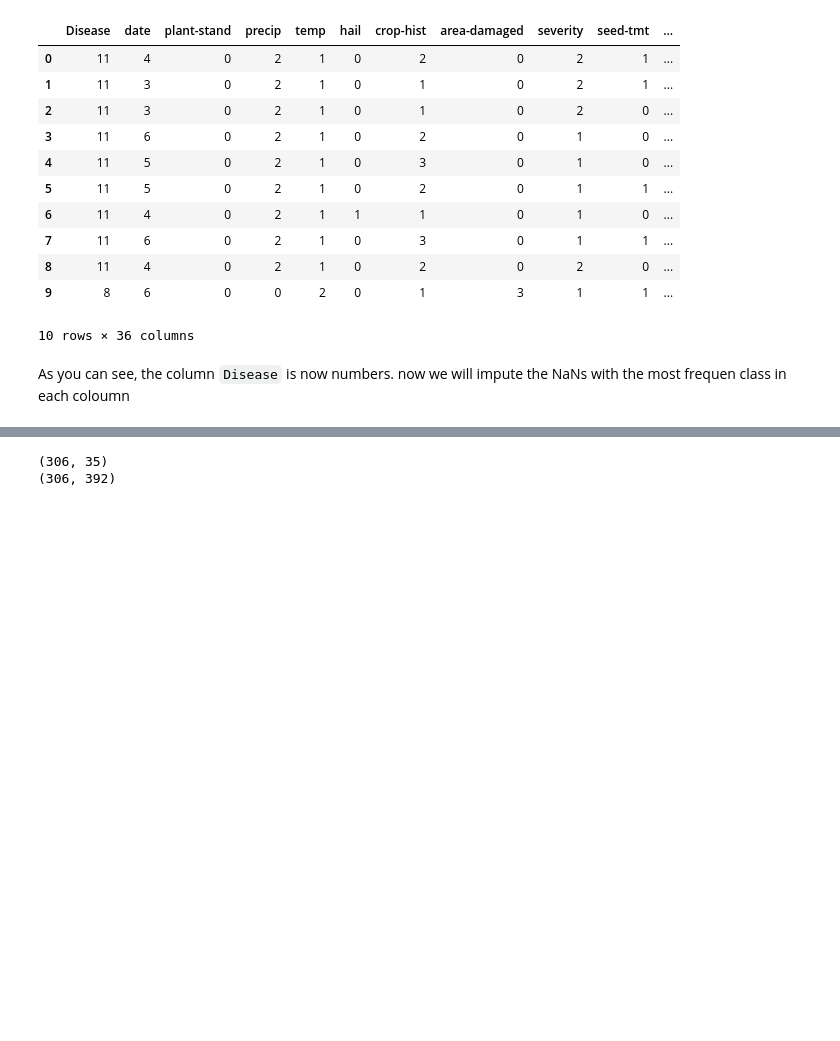
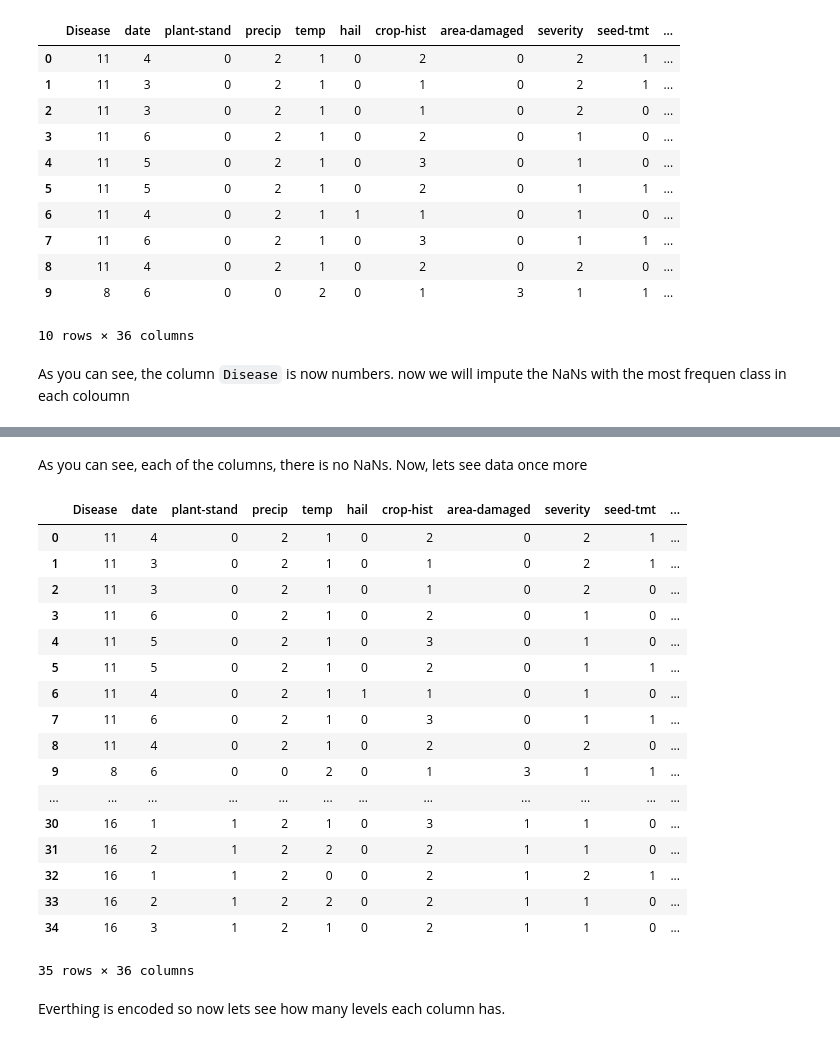
Before and after one commit to Daerian/SoyBean, a Jupyter notebook: test.ipynb, the cells around one changed output, grey strips where cells are left out. Cells and saved outputs as stored; diff of their text form; code cells hidden in the pictures; blank space fills up the shorter version.

```diff
--- a/test.ipynb
+++ b/test.ipynb
@@ -208,8 +208,12 @@ soybeansU.head(10)
  now we will impute the NaNs with the most frequen class in each coloumn
 # %%
 from sklearn.impute import SimpleImputer
-imp = SimpleImputer(missing_values = np.nan, strategy= 'most_frequent')
+imp = SimpleImputer(missing_values = np.NaN, strategy= 'most_frequent')
 imp = imp.fit(soybeansU)
 imputed_data = imp.transform(soybeansU.values)
-imputed_data
+imputed_df = pd.DataFrame(imputed_data,columns = soybeansU.columns)
+soybeansU.update(imputed_df)
+for col in soybeansU.columns:
+    soybeansU[col] = soybeansU[col].astype(int)
+soybeansU.isna().sum()
 # %% [output]
@@ -280,6 +237,25 @@ array([[0., 1., 1., ..., 1., 1., 0.],
-# %%
-print(oldx.shape)
-print(X.shape)
-# %% [output]
-(306, 35)
-(306, 392)
+# %% [markdown]
+As you can see, each of the columns, there is no NaNs.  Now, lets see data once more
+# %%
+soybeansU.head(35)
+# %% [output]
+|  | Disease | date | plant-stand | precip | temp | hail | crop-hist | area-damaged | severity | seed-tmt | ... |
+| 0 | 11 | 4 | 0 | 2 | 1 | 0 | 2 | 0 | 2 | 1 | ... |
+| 1 | 11 | 3 | 0 | 2 | 1 | 0 | 1 | 0 | 2 | 1 | ... |
+| 2 | 11 | 3 | 0 | 2 | 1 | 0 | 1 | 0 | 2 | 0 | ... |
+| 3 | 11 | 6 | 0 | 2 | 1 | 0 | 2 | 0 | 1 | 0 | ... |
+| 4 | 11 | 5 | 0 | 2 | 1 | 0 | 3 | 0 | 1 | 0 | ... |
+| 5 | 11 | 5 | 0 | 2 | 1 | 0 | 2 | 0 | 1 | 1 | ... |
+| 6 | 11 | 4 | 0 | 2 | 1 | 1 | 1 | 0 | 1 | 0 | ... |
+| 7 | 11 | 6 | 0 | 2 | 1 | 0 | 3 | 0 | 1 | 1 | ... |
+| 8 | 11 | 4 | 0 | 2 | 1 | 0 | 2 | 0 | 2 | 0 | ... |
+| 9 | 8 | 6 | 0 | 0 | 2 | 0 | 1 | 3 | 1 | 1 | ... |
+| ... | ... | ... | ... | ... | ... | ... | ... | ... | ... | ... | ... |
+| 30 | 16 | 1 | 1 | 2 | 1 | 0 | 3 | 1 | 1 | 0 | ... |
+| 31 | 16 | 2 | 1 | 2 | 2 | 0 | 2 | 1 | 1 | 0 | ... |
+| 32 | 16 | 1 | 1 | 2 | 0 | 0 | 2 | 1 | 2 | 1 | ... |
+| 33 | 16 | 2 | 1 | 2 | 2 | 0 | 2 | 1 | 1 | 0 | ... |
+| 34 | 16 | 3 | 1 | 2 | 1 | 0 | 2 | 1 | 1 | 0 | ... |
+35 rows × 36 columns
+# %% [markdown]
+Everthing is encoded so now lets see how many levels each column has.
```
Also changed, not shown: parts of 10 cells of this notebook.
